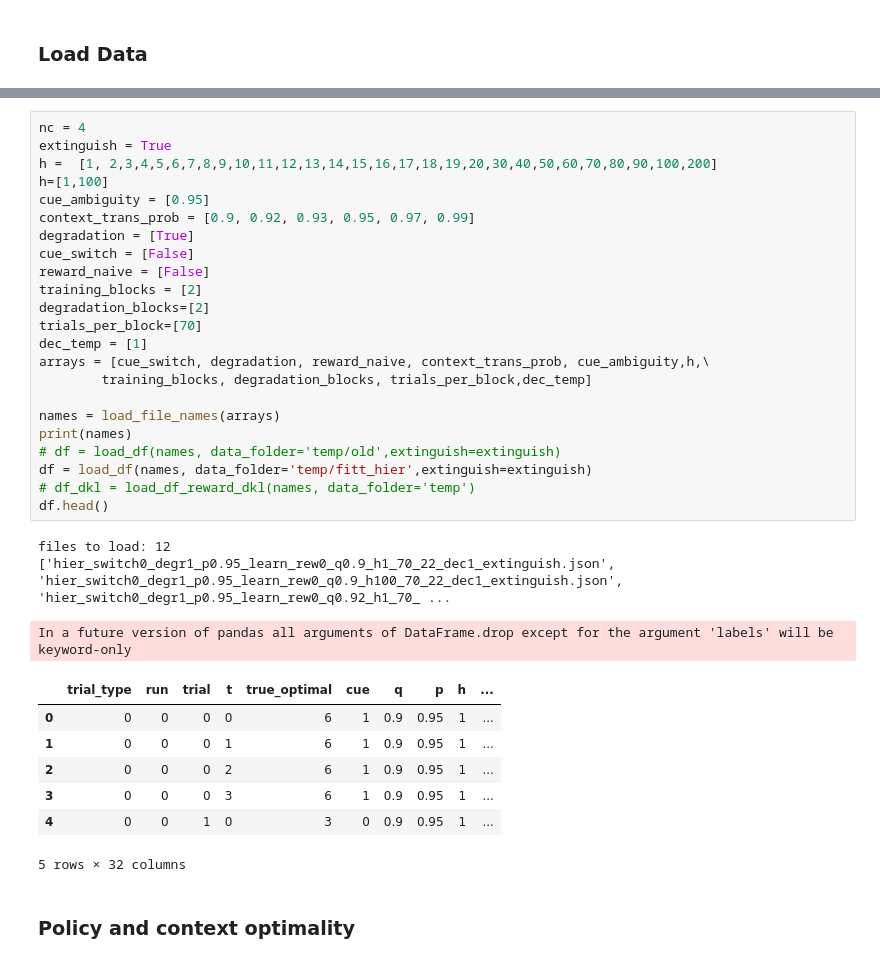
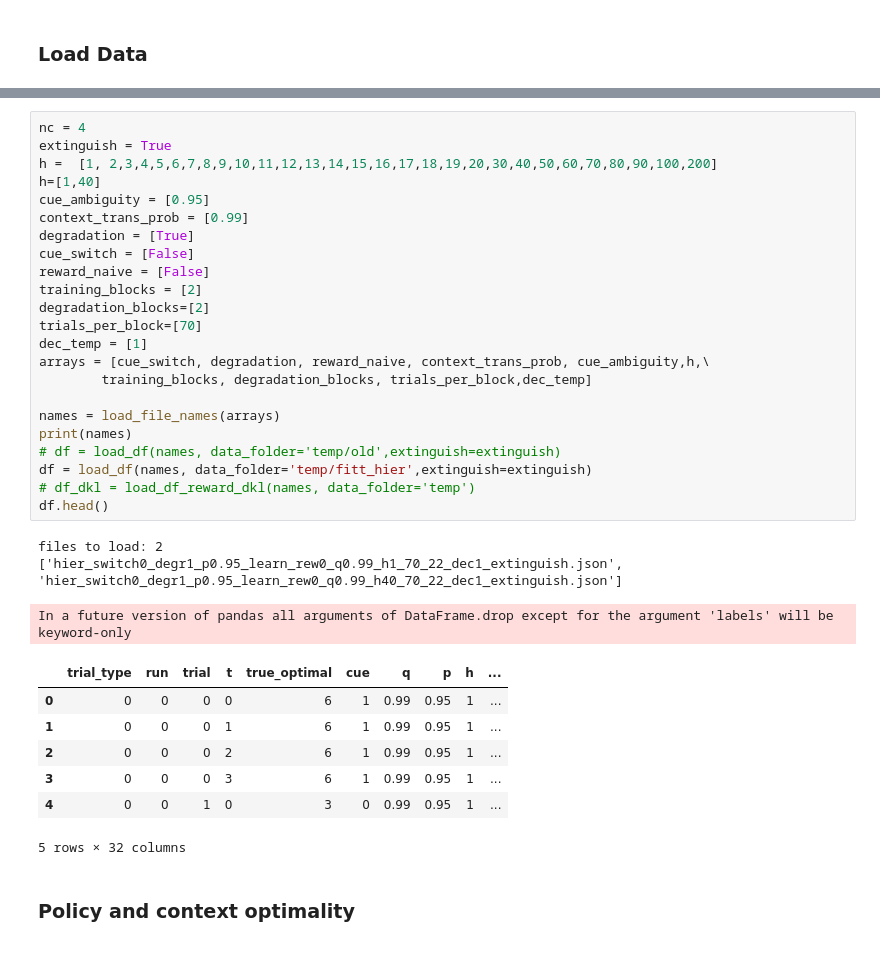
Before and after one commit to terraregina/BalancingControl, a Jupyter notebook: two_seq_analysis.ipynb, the cells around one changed output, grey strips where cells are left out. Cells and saved outputs as stored; diff of their text form.

```diff
--- a/two_seq_analysis.ipynb
+++ b/two_seq_analysis.ipynb
@@ -737,36 +748,36 @@ df.head()
 # %%
 nc = 4
 extinguish = True
 h =  [1, 2,3,4,5,6,7,8,9,10,11,12,13,14,15,16,17,18,19,20,30,40,50,60,70,80,90,100,200]
-h=[1,100]
+h=[1,40]
 cue_ambiguity = [0.95]
-context_trans_prob = [0.9, 0.92, 0.93, 0.95, 0.97, 0.99]
+context_trans_prob = [0.99]
 degradation = [True]
 cue_switch = [False]
 reward_naive = [False]
 training_blocks = [2]
 degradation_blocks=[2]
 trials_per_block=[70]
 dec_temp = [1]
 arrays = [cue_switch, degradation, reward_naive, context_trans_prob, cue_ambiguity,h,\
         training_blocks, degradation_blocks, trials_per_block,dec_temp]
 
 names = load_file_names(arrays)
 print(names)
 # df = load_df(names, data_folder='temp/old',extinguish=extinguish)
 df = load_df(names, data_folder='temp/fitt_hier',extinguish=extinguish)
 # df_dkl = load_df_reward_dkl(names, data_folder='temp')
 df.head()
 # %% [output]
-files to load: 12
-['hier_switch0_degr1_p0.95_learn_rew0_q0.9_h1_70_22_dec1_extinguish.json', 'hier_switch0_degr1_p0.95_learn_rew0_q0.9_h100_70_22_dec1_extinguish.json', 'hier_switch0_degr1_p0.95_learn_rew0_q0.92_h1_70_ ...
+files to load: 2
+['hier_switch0_degr1_p0.95_learn_rew0_q0.99_h1_70_22_dec1_extinguish.json', 'hier_switch0_degr1_p0.95_learn_rew0_q0.99_h40_70_22_dec1_extinguish.json']
 In a future version of pandas all arguments of DataFrame.drop except for the argument 'labels' will be keyword-only
 |  | trial_type | run | trial | t | true_optimal | cue | q | p | h | ... |
-| 0 | 0 | 0 | 0 | 0 | 6 | 1 | 0.9 | 0.95 | 1 | ... |
-| 1 | 0 | 0 | 0 | 1 | 6 | 1 | 0.9 | 0.95 | 1 | ... |
-| 2 | 0 | 0 | 0 | 2 | 6 | 1 | 0.9 | 0.95 | 1 | ... |
-| 3 | 0 | 0 | 0 | 3 | 6 | 1 | 0.9 | 0.95 | 1 | ... |
-| 4 | 0 | 0 | 1 | 0 | 3 | 0 | 0.9 | 0.95 | 1 | ... |
+| 0 | 0 | 0 | 0 | 0 | 6 | 1 | 0.99 | 0.95 | 1 | ... |
+| 1 | 0 | 0 | 0 | 1 | 6 | 1 | 0.99 | 0.95 | 1 | ... |
+| 2 | 0 | 0 | 0 | 2 | 6 | 1 | 0.99 | 0.95 | 1 | ... |
+| 3 | 0 | 0 | 0 | 3 | 6 | 1 | 0.99 | 0.95 | 1 | ... |
+| 4 | 0 | 0 | 1 | 0 | 3 | 0 | 0.99 | 0.95 | 1 | ... |
 5 rows × 32 columns
 # %% [markdown]
 ### Policy and context optimality
```
Also changed, not shown: parts of 8 cells of this notebook, 6 other files.
